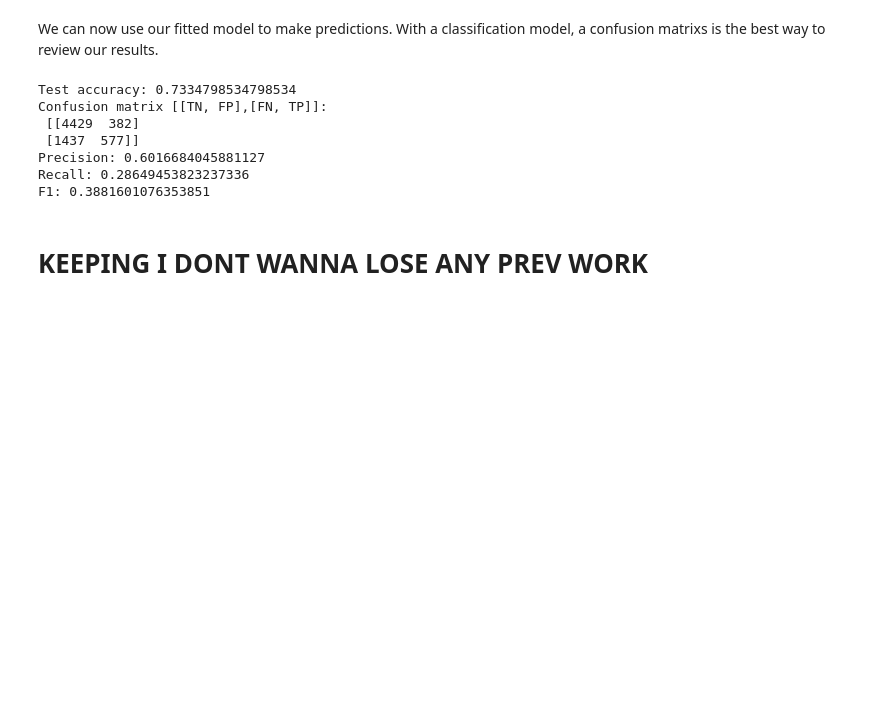
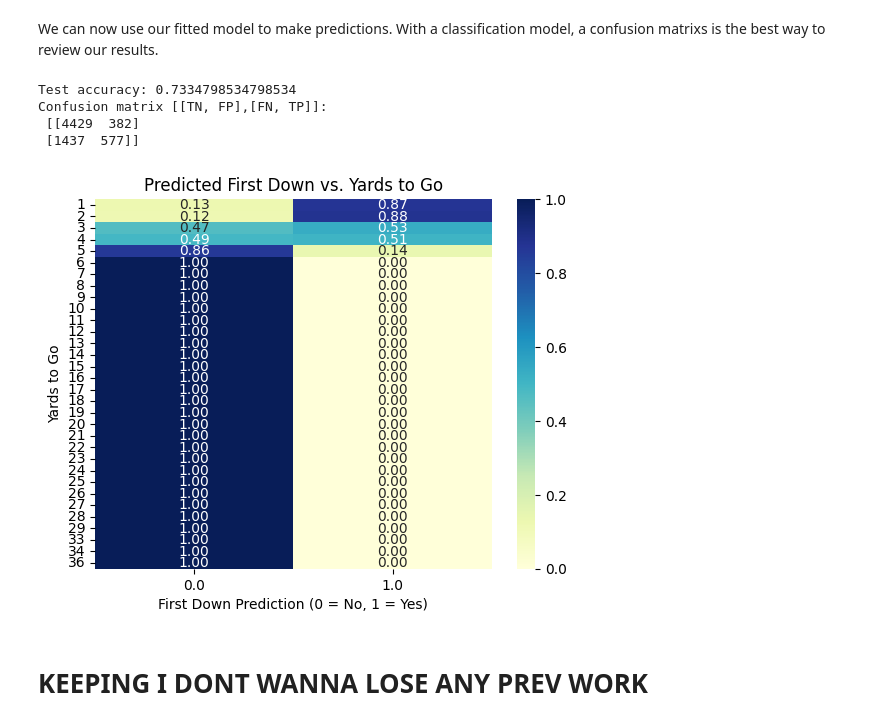
Before and after one commit to jacksonbhanson7/CS1010Project, a Jupyter notebook: CS1010.ipynb, the cells around one changed output. Cells and saved outputs as stored; diff of their text form; code cells hidden in the pictures; blank space fills up the shorter version.

Commit message:
Heatmap for Results

```diff
--- a/CS1010.ipynb
+++ b/CS1010.ipynb
@@ -74,4 +74,4 @@ Let's clean this data to get rid of all the non-relevant playtypes. Field goals,
 football_data_cleaned = football_data[football_data["play_type"].isin(["run", "pass"])]
 football_data_cleaned = football_data_cleaned.dropna(subset=["play_type"])
 football_data_cleaned = football_data_cleaned.reset_index(drop=True)
-football_data_cleaned
+football_data_cleaned = football_data_cleaned.dropna(subset=features)
@@ -92,8 +78,8 @@ football_data_cleaned
 # %% [markdown]
 Now we have got rid of all the irrelevant plays for our analysis. We have decided that we are going to train, validate, and test on the 2025 data. We've chose to do a 60%, 20%, 20% split between train, validation, and testing respectivly.
 # %%
+X = football_data_cleaned[[col for col in features if col != "first_down"]]
 y = football_data_cleaned["first_down"]
-X = football_data_cleaned.drop(columns=["first_down"])
 
 mask = X.notna().all(axis=1) & y.notna()
 X = X.loc[mask]
@@ -235,9 +223,16 @@ Test accuracy: 0.7334798534798534
 Confusion matrix [[TN, FP],[FN, TP]]:
  [[4429  382]
  [1437  577]]
-Precision: 0.6016684045881127
-Recall: 0.28649453823237336
-F1: 0.3881601076353851
+# %%
+heatmap_data = pd.crosstab(X_test['ydstogo'], y_pred_test, normalize='index')
+
+sns.heatmap(heatmap_data, annot=True, cmap='YlGnBu', fmt='.2f',yticklabels=True)
+plt.title('Predicted First Down vs. Yards to Go')
+plt.xlabel('First Down Prediction (0 = No, 1 = Yes)')
+plt.ylabel('Yards to Go')
+plt.show()
+# %% [output]
+[figure, added]
 # %% [markdown]
 # KEEPING I DONT WANNA LOSE ANY PREV WORK
 # %%
```
Also changed, not shown: parts of 4 cells of this notebook, 1 other file.
